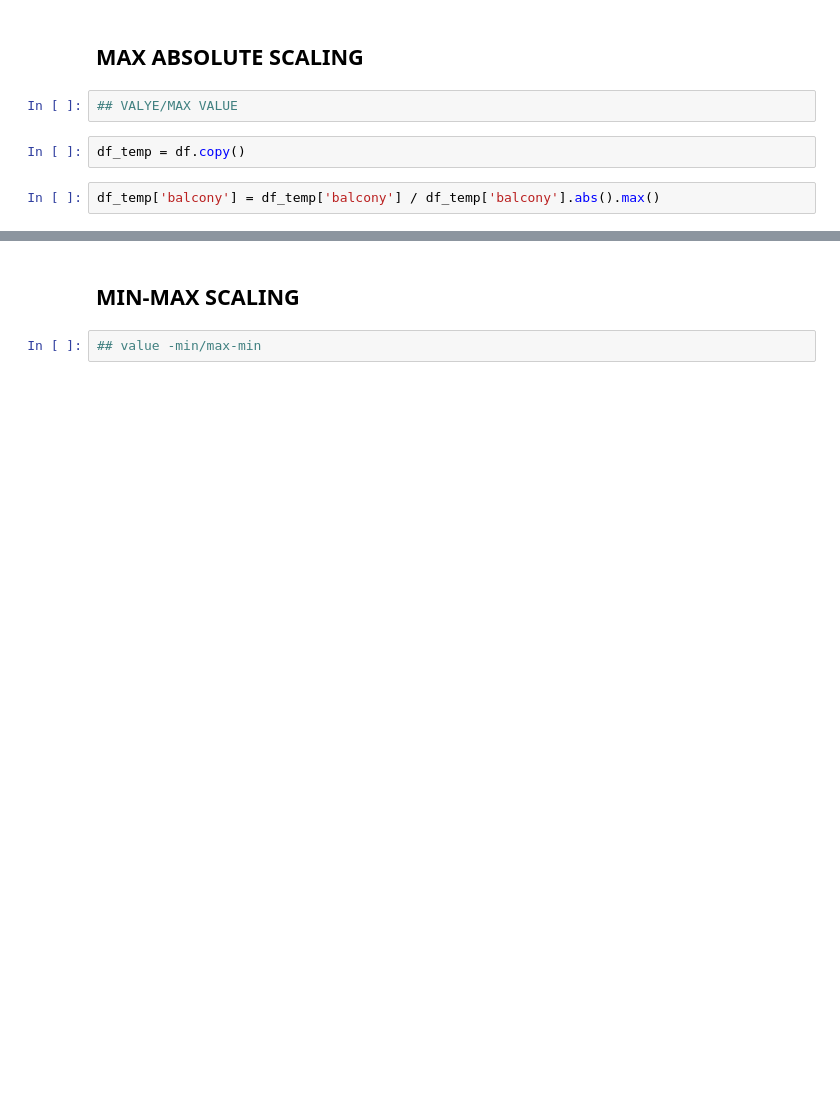
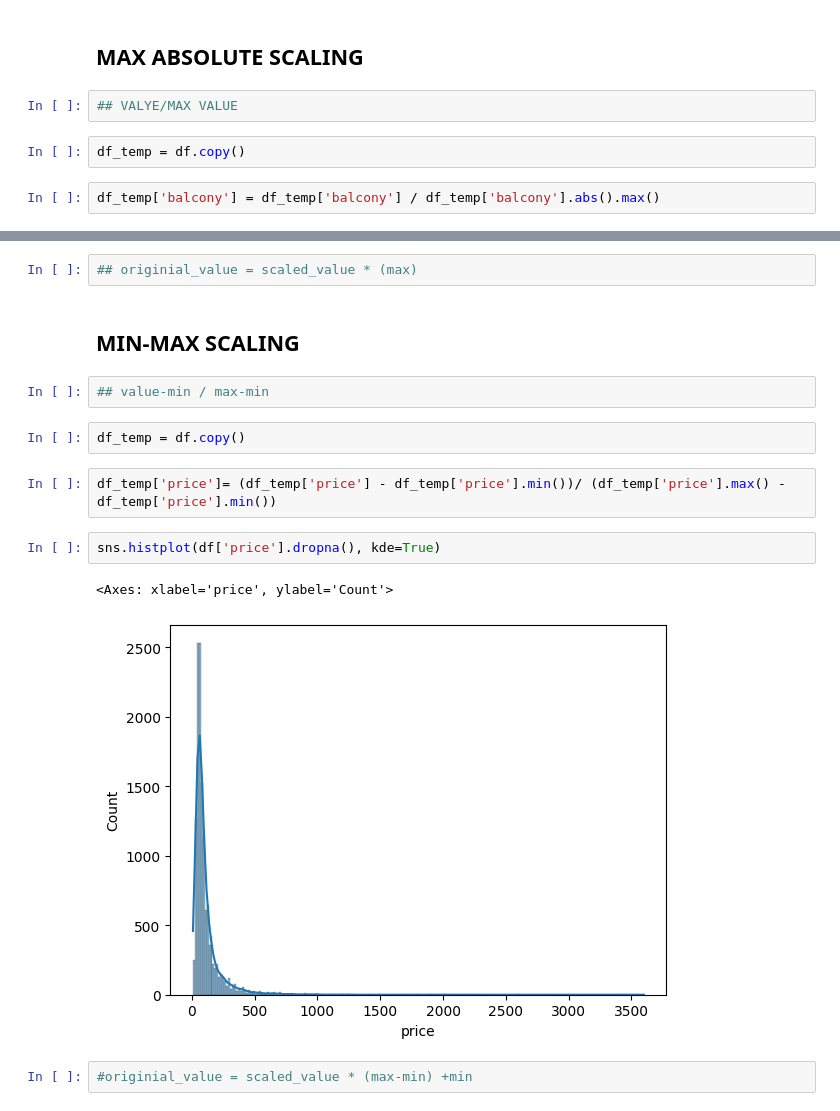
Before and after one commit to ShamsaAwaan/AI-and-Machine-Learning, a Jupyter notebook: data_normalization.ipynb, the cells around one changed output, grey strips where cells are left out. Cells and saved outputs as stored; diff of their text form; blank space fills up the shorter version.

```diff
--- a/data_normalization.ipynb
+++ b/data_normalization.ipynb
@@ -46,4 +47,17 @@ df_temp['balcony'] = df_temp['balcony'] / df_temp['balcony'].abs().max()
+# %%
+## originial_value = scaled_value * (max)
 # %% [markdown]
 ## MIN-MAX SCALING
 # %%
-## value -min/max-min
+## value-min / max-min
+# %%
+df_temp = df.copy()
+# %%
+df_temp['price']= (df_temp['price'] - df_temp['price'].min())/ (df_temp['price'].max() - df_temp['price'].min())
+# %%
+sns.histplot(df['price'].dropna(), kde=True)
+# %% [output]
+<Axes: xlabel='price', ylabel='Count'>
+[figure, added]
+# %%
+#originial_value = scaled_value * (max-min) +min
```
Also changed, not shown: parts of 70 cells of this notebook.
